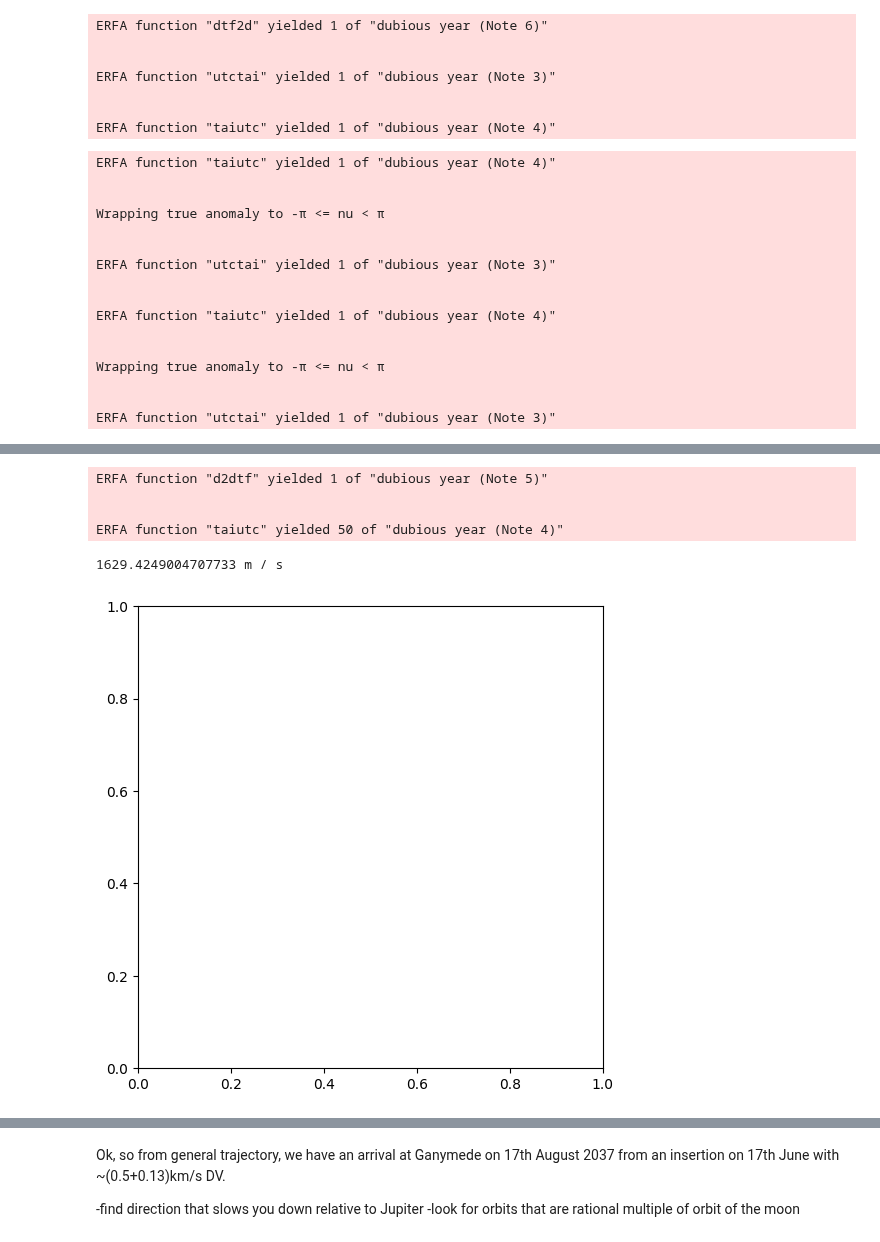
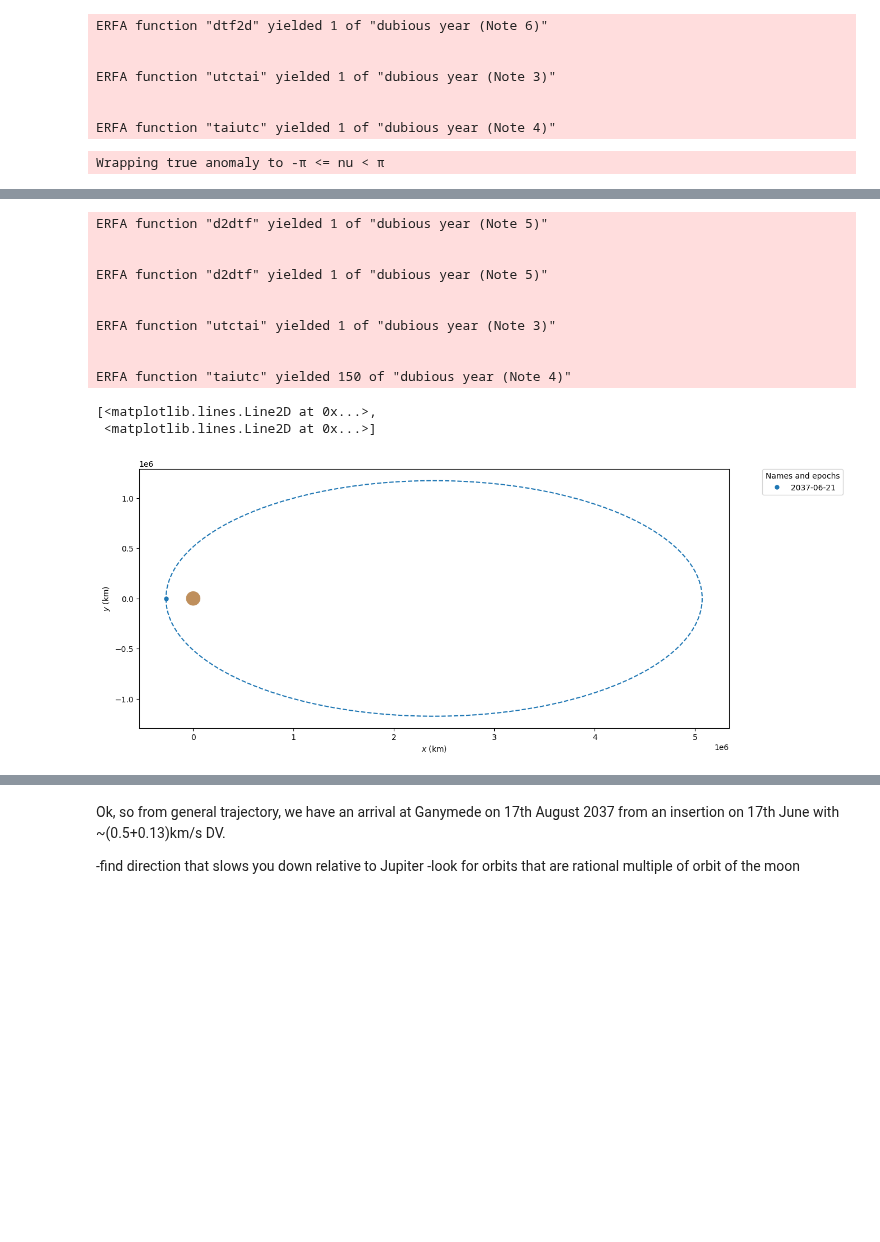
Before and after one commit to jackSN8/Starship_outer_planets_missions, a Jupyter notebook: jovian_moon_grand_tour.ipynb, the cells around one changed output, grey strips where cells are left out. Saved outputs shown, nothing was run; the diff lists cells and outputs as text; code cells hidden in the pictures; blank space fills up the shorter version.

```diff
--- a/jovian_moon_grand_tour.ipynb
+++ b/jovian_moon_grand_tour.ipynb
@@ -53,9 +53,9 @@ callisto_ephem = Ephem.from_horizons(504,epochs= simulation_epoch, attractor= Ju
 
 
 ##Orbital Insertion Parameters
-c3 = 550*u.km**2/u.s**2
+c3 = 150*u.km**2/u.s**2
 r_perijove = Jupiter.R+200000 * u.km
-r_apijove = Jupiter.R+2e7*u.km
+r_apijove = Jupiter.R+5e6*u.km
 
 placeholder_io_orbit=Orbit.from_ephem(Jupiter,io_ephem,arrival_date_first)
 placeholder_ganymede_orbit=Orbit.from_ephem(Jupiter,ganymede_ephem,arrival_date_first)
@@ -95,35 +95,21 @@ for arrival_date in arrival_dates:
         time.Time(arrival_date, scale="utc"),
         plane=Planes.EARTH_ECLIPTIC
     )
-    for tof in range(55,65)*u.day:
+    for tof in range(15,35)*u.day:
         ganymede_orb= placeholder_ganymede_orbit.propagate(arrival_date+tof)
         lambert=Maneuver.lambert(arrival_orbit,ganymede_orb,M=0)
         dv=np.linalg.norm(lambert[0][1])
         if dv<lowest_dv:
             lowest_dv=dv
             character=[arrival_date,tof,arrival_orbit,lambert]
-print(lowest_dv)
-print(character)
+# print(lowest_dv)
+# print(character)
 arrival_date_final=character[0]
 tof_final=character[1]
-print("blah")
 
-dum1,dum2,dum3,dum4,dum5=get_single_burn_elliptical_hohmann(Jupiter,Ganymede,arrival_orbit,45*u.day,65*u.day)
-print(dum1)
+# dum1,dum2,dum3,dum4,dum5=get_single_burn_elliptical_hohmann(Jupiter,Ganymede,arrival_orbit,45*u.day,65*u.day)
+print(f"Burn of {lowest_dv}")
+print(f"Starting in {character[2]} orbit with period {character[2].period.to(u.day):.1f}")
+plotter.plot(character[2])
 # %% [output]
-ERFA function "taiutc" yielded 1 of "dubious year (Note 4)"
-
-
 Wrapping true anomaly to -π <= nu < π
-
-
-ERFA function "utctai" yielded 1 of "dubious year (Note 3)"
-
-
-ERFA function "taiutc" yielded 1 of "dubious year (Note 4)"
-
-
-Wrapping true anomaly to -π <= nu < π
-
-
-ERFA function "utctai" yielded 1 of "dubious year (Note 3)"
@@ -134,9 +118,16 @@ Getting ephems from 2037-10-03 18:52:43.750.
 ERFA function "d2dtf" yielded 1 of "dubious year (Note 5)"
 
 
-ERFA function "taiutc" yielded 50 of "dubious year (Note 4)"
+ERFA function "d2dtf" yielded 1 of "dubious year (Note 5)"
+
+
+ERFA function "utctai" yielded 1 of "dubious year (Note 3)"
+
+
+ERFA function "taiutc" yielded 150 of "dubious year (Note 4)"
-1629.4249004707733 m / s
+[<matplotlib.lines.Line2D at 0x...>,
+ <matplotlib.lines.Line2D at 0x...>]
-[figure, old version]
+[figure, new version]
 # %%
 # print(dum1)
 # %%
```
Also changed, not shown: parts of 10 cells of this notebook, 13 other files.
